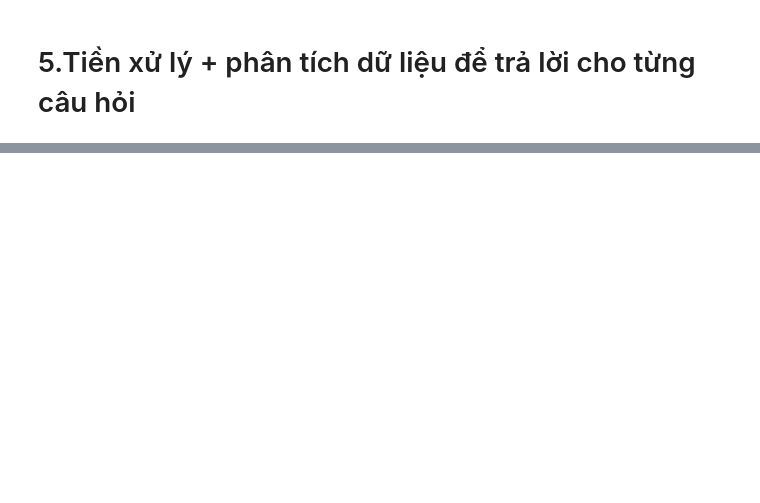
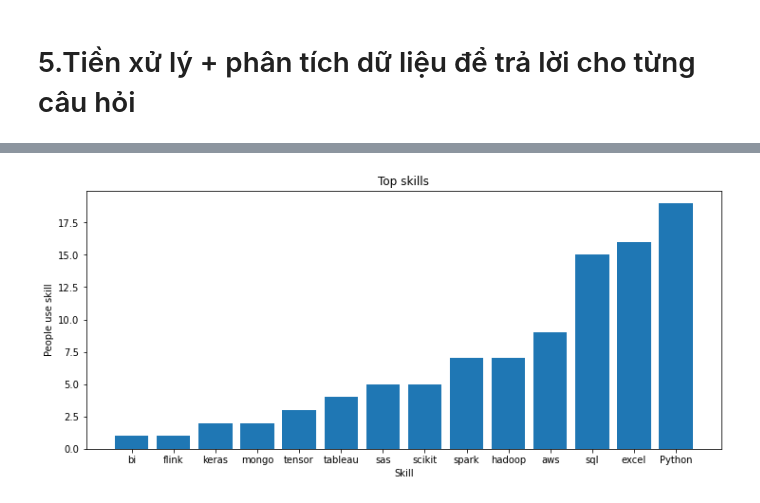
Before and after one commit to Ndthang01/P4DS_FinalProject, a Jupyter notebook: _project.ipynb, the cells around one changed output, grey strips where cells are left out. Drawn from its saved outputs; the diff is of its cells as text; code cells hidden in the pictures; blank space fills up the shorter version.

```diff
--- a/_project.ipynb
+++ b/_project.ipynb
@@ -313,0 +292,7 @@ num_col_profile.describe()
+# %%
+pd.options.mode.chained_assignment = None # default='warn'
+
+index_replace=num_col_profile["Rating"][num_col_profile["Rating"]==-1].index
+
+num_col_profile.loc[index_replace,"Rating"]=3.7
+num_col_profile.describe()
@@ -386,0 +466,15 @@ def num_diff_vals(s):
+# %%
+# top 20 mức lương cao nhất của Upper Salary
+max_salary_list=np.unique(num_col_profile["Upper Salary"])
+max_salary_list=-np.sort(-max_salary_list)
+max_salary_list=max_salary_list[:20]
+# %%
+# 3 kỹ năng phổ biến được yêu cầu trong các công việc này
+index=num_col_profile["Upper Salary"][num_col_profile["Upper Salary"].isin(max_salary_list)].index
+top_skill=skill_col_profile.loc[index,:]
+
+top_skill=top_skill.agg([pd.Series.value_counts])  # 1: biết kĩ năng đó, 0: không biết
+
+top_skill=top_skill.loc[1,:]
+top_skill=top_skill.droplevel(level=1) # delete columns "value_counts"
+top_skill
@@ -386,0 +501,3 @@ def num_diff_vals(s):
+# %%
+top_skill=top_skill.drop(index=['pytorch','google_an'])
+top_skill
@@ -386,0 +520,15 @@ def num_diff_vals(s):
+# %%
+# vẽ biểu đồ bar chart thể hiện sô người biết các kỹ năng này
+top_skill = top_skill.sort_values()
+x = np.array(top_skill.index)
+
+y = top_skill.values
+fig, ax = plt.subplots(figsize=(12,5))
+plt.title('Top skills')
+plt.xlabel('Skill')
+plt.ylabel('People use skill')
+
+plt.bar(x, y)
+plt.show()
+# %% [output]
+[figure, added]
```
Also changed, not shown: parts of 72 cells of this notebook, 2 other files.
